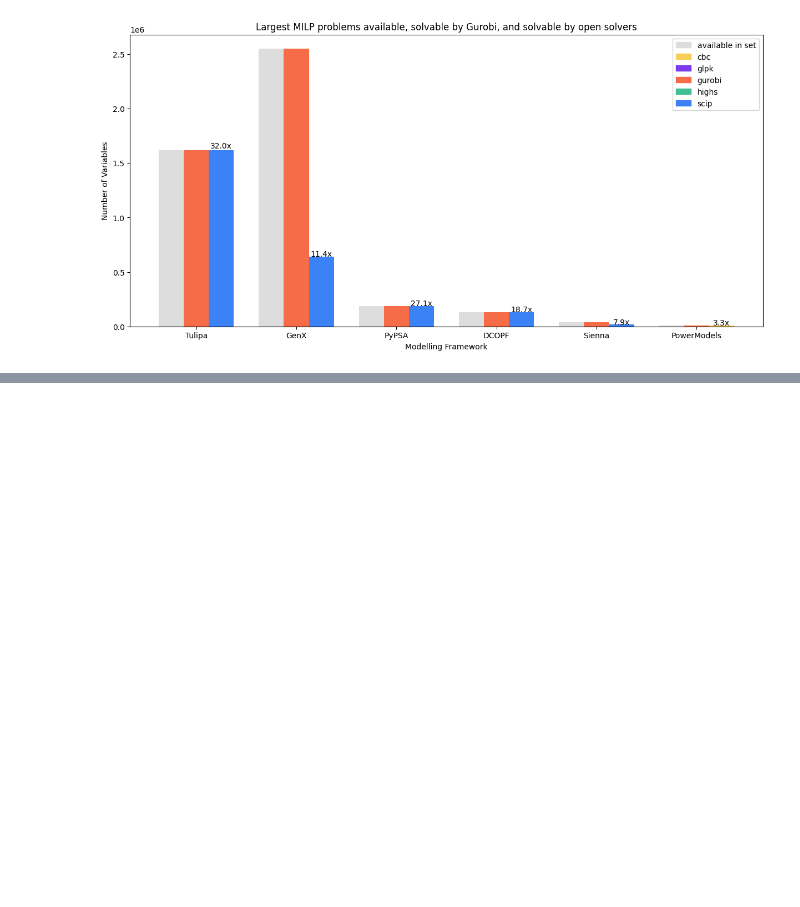
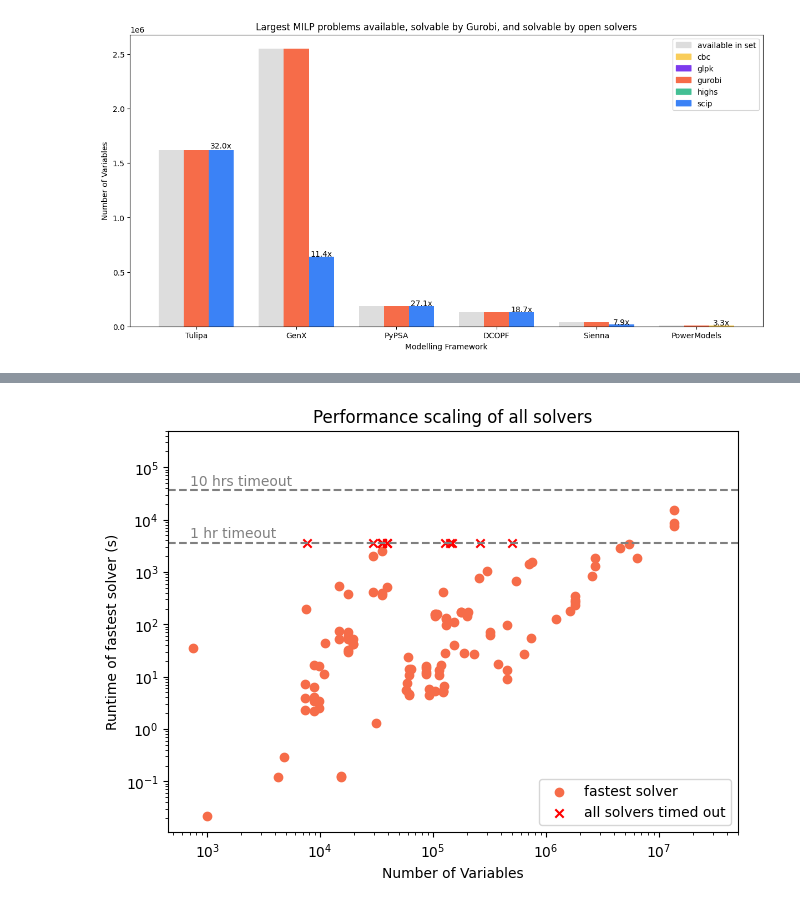
Before and after one commit to open-energy-transition/solver-benchmark, a Jupyter notebook: pocs/key-insights.ipynb, the cells around one changed output, grey strips where cells are left out. Saved outputs shown, nothing was run; the diff lists cells and outputs as text; code cells hidden in the pictures; blank space fills up the shorter version.

```diff
--- a/pocs/key-insights.ipynb
+++ b/pocs/key-insights.ipynb
@@ -526,0 +554,22 @@ ax.legend()
+# %%
+all_solver_results = (
+    results_n_meta.query("Status == 'ok'")
+    .sort_values("Runtime (s)")
+    .drop_duplicates(["bench-size"])
+)
+all_statuses = results_n_meta.groupby("bench-size")["Status"].unique()
+all_TO_results = (
+    results_n_meta.set_index("bench-size")
+    .loc[all_statuses.astype(str) == "['TO']"]
+    .reset_index()
+    .drop_duplicates(["bench-size"])
+)
+plot_runtime_vs_num_vars(
+    all_solver_results,
+    all_TO_results,
+    "Performance scaling of all solvers",
+    color_map["gurobi"],
+    "fastest solver",
+)
+# %% [output]
+[figure, added]
```
Also changed, not shown: parts of 11 cells of this notebook.
